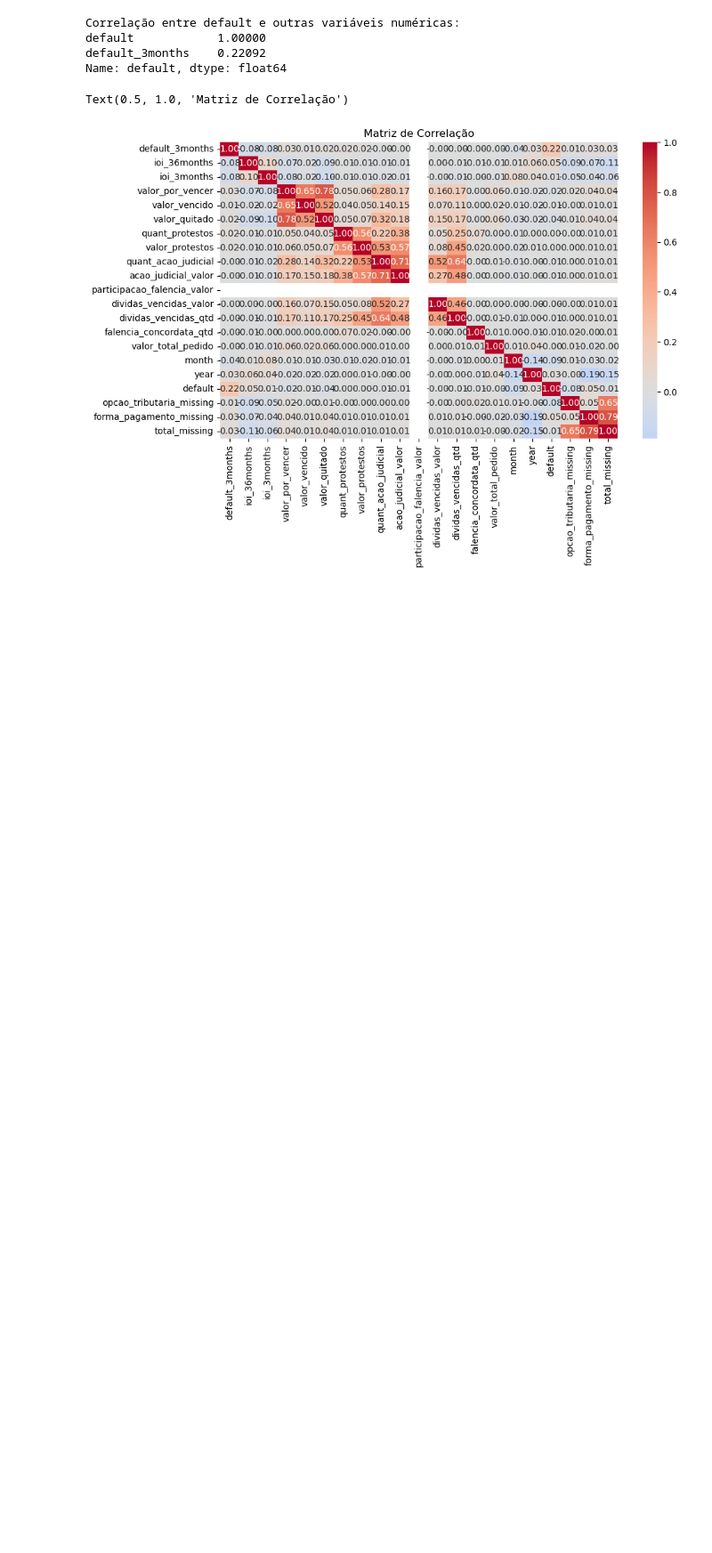
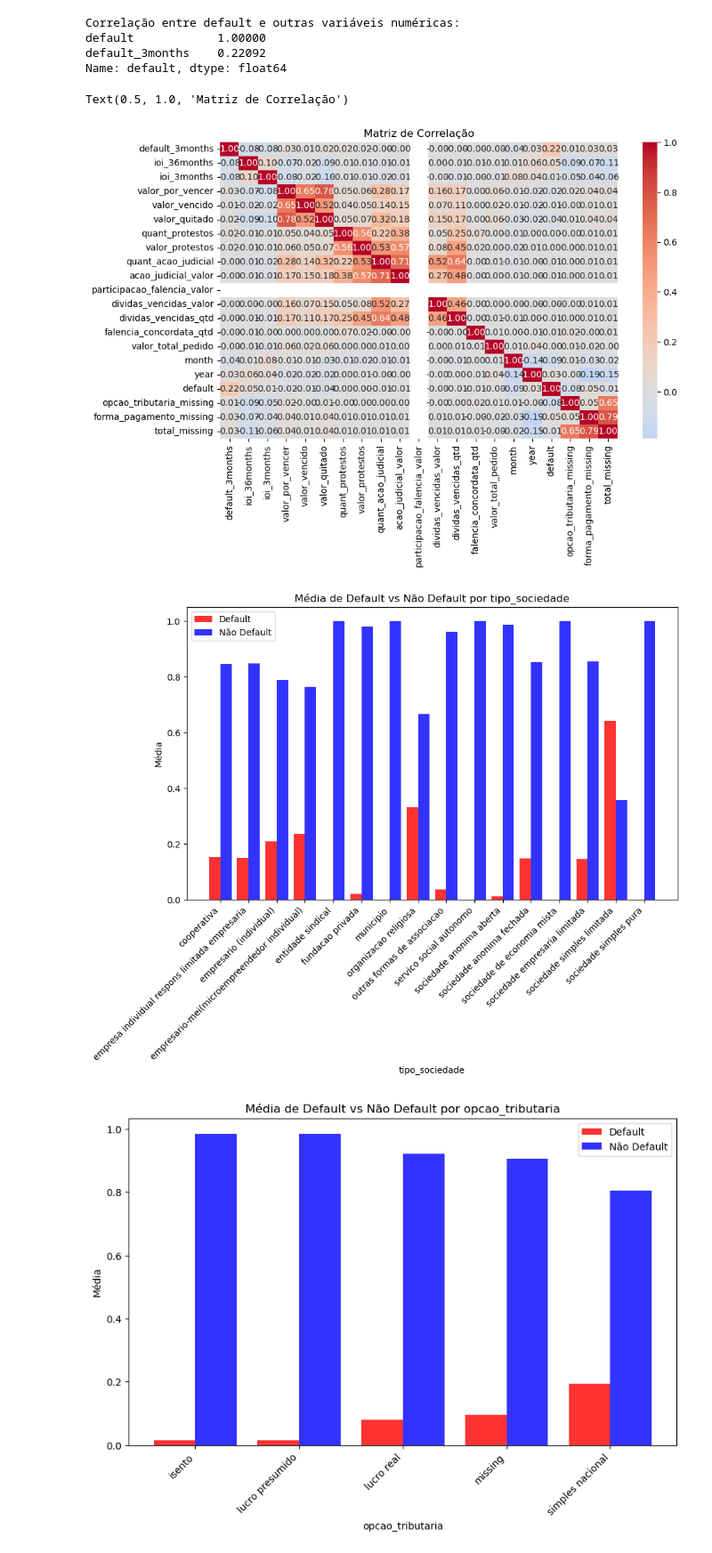
Before and after one commit to MaiaraMoro/X-health, a Jupyter notebook: notebooks/01_analise_exploratoria.ipynb, the cells around one changed output. Shown at 89% size. Drawn from its saved outputs; the diff is of its cells as text; code cells hidden in the pictures; blank space fills up the shorter version.

```diff
--- a/notebooks/01_analise_exploratoria.ipynb
+++ b/notebooks/01_analise_exploratoria.ipynb
@@ -683,0 +700,10 @@ Text(0.5, 1.0, 'Matriz de Correlação')
+# %%
+df["prop_quitado"] = df.apply(
+    lambda row: row["valor_quitado"] / (row["valor_quitado"] + row["valor_por_vencer"] + 1),
+    axis=1
+)
+# %%
+df["prop_vencido"] = df.apply(
+    lambda row: row["valor_vencido"] / (row["valor_quitado"] + row["valor_por_vencer"] + 1),
+    axis=1
+)
@@ -683,0 +807,46 @@ Text(0.5, 1.0, 'Matriz de Correlação')
+# %%
+df['ioi_36m_cat'] = pd.cut(df['ioi_36months'], bins=[0,20,38,70,9999], labels=["<=20", "21-38", "39-70", ">70"])
+df['ioi_3_cat'] = pd.cut(df['ioi_3months'], bins=[0,10,15, 20, 999], labels=["<=10", "11-15", "16-20", ">20"])
+# %%
+# Identificar colunas categóricas
+cat_features = df.select_dtypes(include=["object", "category"]).columns
+
+# Criar um dicionário com categorias
+categorical_dict = {col: df[col].unique().tolist() for col in cat_features}
+# %%
+def analyze_categorical_default(df, column):
+    """
+    Gera um gráfico comparando a média de default em cada categoria de uma variável categórica.
+    """
+    # Criar uma tabela com as médias de default e não-default
+    grouped = df.groupby(column)['default'].agg(['mean', 'count'])
+    grouped['non_default_mean'] = 1 - grouped['mean']
+
+    # Criar gráfico de barras agrupadas
+    x = np.arange(len(grouped))  # Localização das categorias no eixo x
+    width = 0.4  # Largura das barras
+
+    fig, ax = plt.subplots(figsize=(10, 6))
+
+    # Barras para Default
+    ax.bar(x - width/2, grouped['mean'], width, label='Default', color='red', alpha=0.8)
+
+    # Barras para Não Default
+    ax.bar(x + width/2, grouped['non_default_mean'], width, label='Não Default', color='blue', alpha=0.8)
+
+    # Configurações do gráfico
+    ax.set_xlabel(column)
+    ax.set_ylabel('Média')
+    ax.set_title(f'Média de Default vs Não Default por {column}')
+    ax.set_xticks(x)
+    ax.set_xticklabels(grouped.index, rotation=45, ha="right")  # Rotacionar categorias para melhor visualização
+    ax.legend()
+
+    plt.show()
+
+# Aplicar a função para todas as colunas categóricas
+for cat in cat_features:
+    analyze_categorical_default(df, cat)
+# %% [output]
+[figure, added]
+[figure, added]
```
Also changed, not shown: parts of 21 cells of this notebook, 5 other files.
